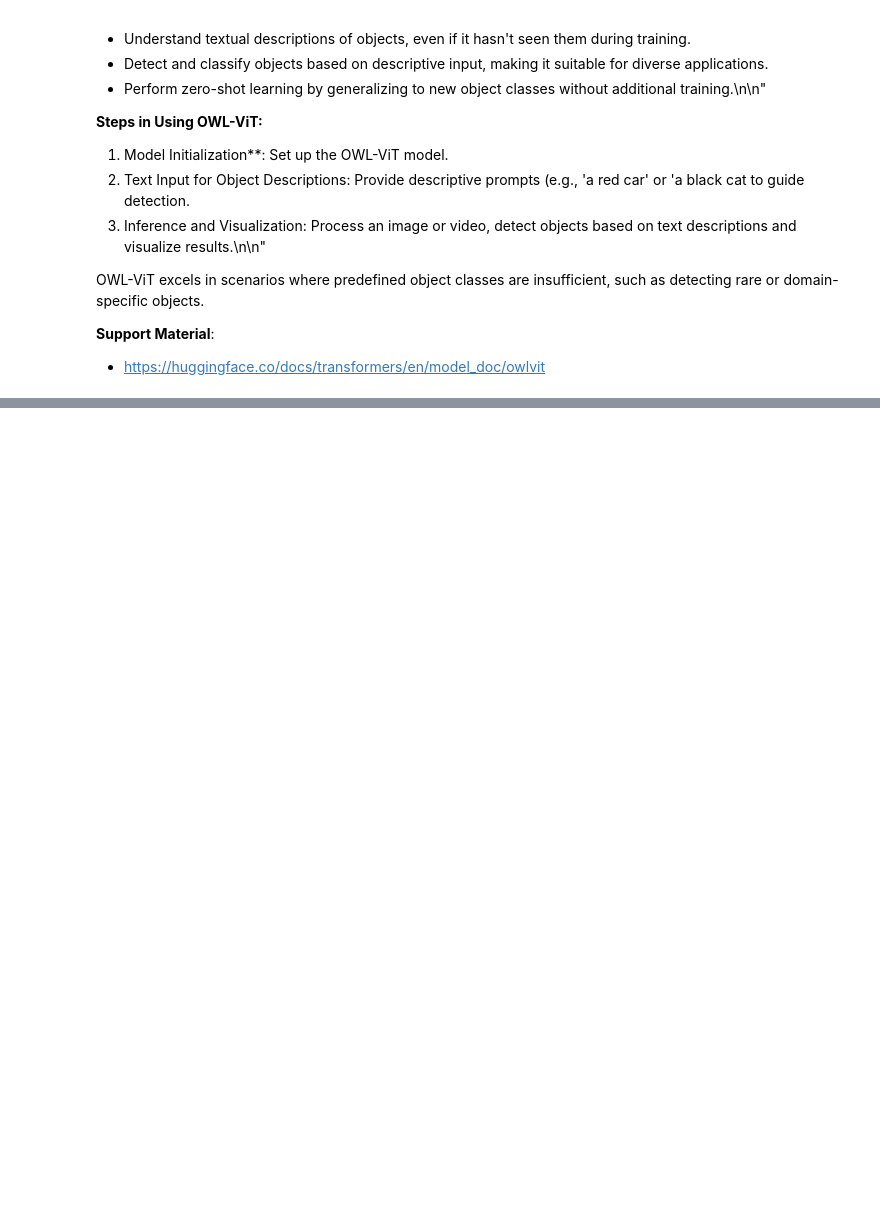
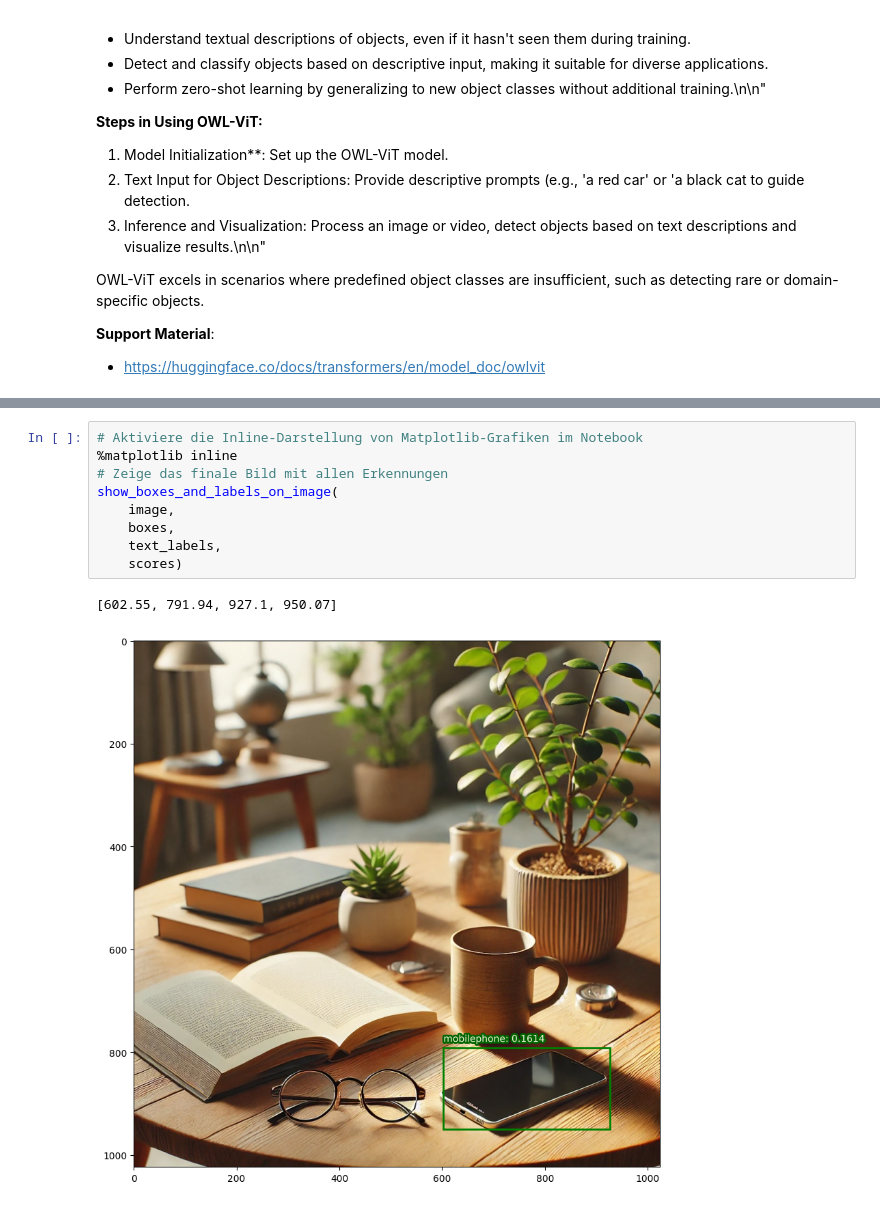
Before and after one commit to Lionidas-90/B3-AP3-MultimodalInteraction_ObjDet, a Jupyter notebook: Object_Detection_Basics_YOLO_OWL-ViT.ipynb, the cells around one changed output, grey strips where cells are left out. Cells and saved outputs as stored; diff of their text form; blank space fills up the shorter version.

```diff
--- a/Object_Detection_Basics_YOLO_OWL-ViT.ipynb
+++ b/Object_Detection_Basics_YOLO_OWL-ViT.ipynb
@@ -177,0 +273,12 @@ Detected a person on the floor with confidence 0.161 at location [1165.25, 425.6
+# %%
+# Aktiviere die Inline-Darstellung von Matplotlib-Grafiken im Notebook
+%matplotlib inline
+# Zeige das finale Bild mit allen Erkennungen
+show_boxes_and_labels_on_image(
+    image,
+    boxes,
+    text_labels,
+    scores)
+# %% [output]
+[602.55, 791.94, 927.1, 950.07]
+[figure, added]
```
Also changed, not shown: parts of 10 cells of this notebook, 31 other files.
